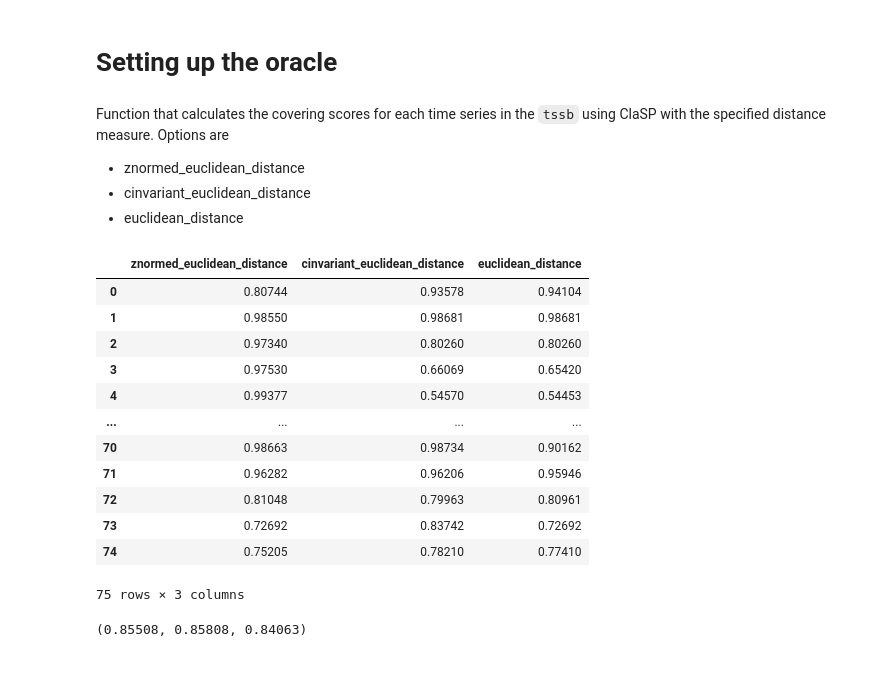
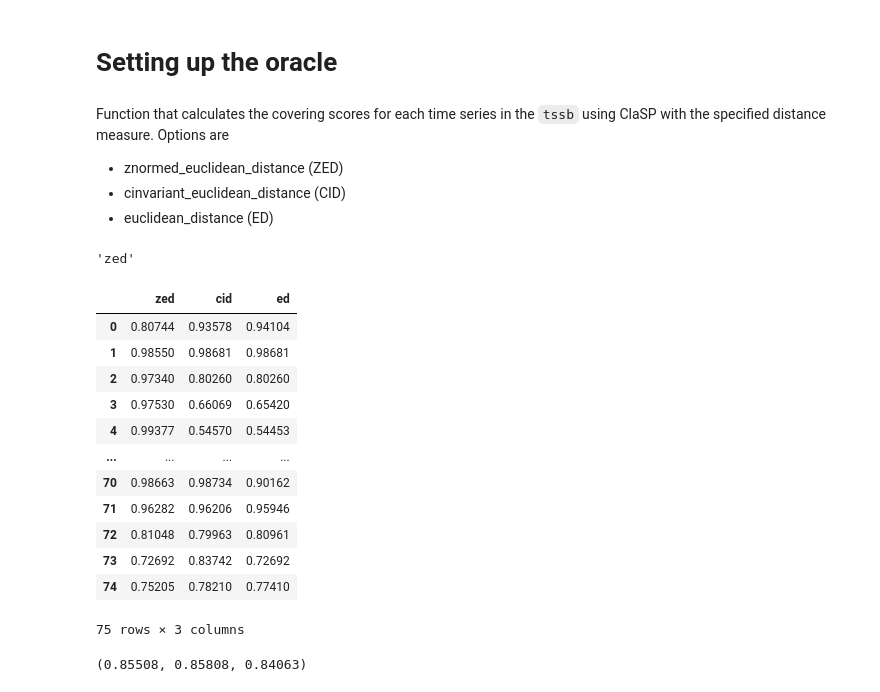
Before and after one commit to JaasperK/oracle, a Jupyter notebook: notebooks/oracle.ipynb, the cells around one changed output. Drawn from its saved outputs; the diff is of its cells as text; code cells hidden in the pictures.

````diff
--- a/notebooks/oracle.ipynb
+++ b/notebooks/oracle.ipynb
@@ -33,9 +33,9 @@ tssb
 # Setting up the oracle
 # %% [markdown]
 Function that calculates the covering scores for each time series in the ```tssb``` using ClaSP with the specified distance measure. Options are
-- znormed_euclidean_distance
-- cinvariant_euclidean_distance
-- euclidean_distance
+- znormed_euclidean_distance (ZED)
+- cinvariant_euclidean_distance (CID)
+- euclidean_distance (ED)
 # %%
 def covering_scores_for_dist(dist: str) -> list[float]:
     cov_scores = []
@@ -45,23 +45,33 @@ def covering_scores_for_dist(dist: str) -> list[float]:
         set_score = float(np.round(covering({0: cps}, found_cps, time_series.shape[0]), 5))
         cov_scores.append(set_score)
     return cov_scores
+# %%
+dm_map = {
+    "znormed_euclidean_distance" : "zed",
+    "cinvariant_euclidean_distance" : "cid",
+    "euclidean_distance" : "ed"
+}
+
+dm_map["znormed_euclidean_distance"]
+# %% [output]
+'zed'
 # %%
 dist_measures = ["znormed_euclidean_distance", "cinvariant_euclidean_distance", "euclidean_distance"]
 
 cov_path = "../data/cov_scores.csv"
 if os.path.exists(cov_path):
     df = pd.read_csv(cov_path)
 else:
     df = pd.DataFrame()
 
     for dm in dist_measures:
         scores = covering_scores_for_dist(dm)
-        df[dm] = scores
+        df[dm_map[dm]] = scores
 
     df.to_csv(cov_path, index=False)
 df
 # %% [output]
-|  | znormed_euclidean_distance | cinvariant_euclidean_distance | euclidean_distance |
+|  | zed | cid | ed |
 | 0 | 0.80744 | 0.93578 | 0.94104 |
 | 1 | 0.98550 | 0.98681 | 0.98681 |
 | 2 | 0.97340 | 0.80260 | 0.80260 |
````
Also changed, not shown: parts of 28 cells of this notebook, 1 other file.
